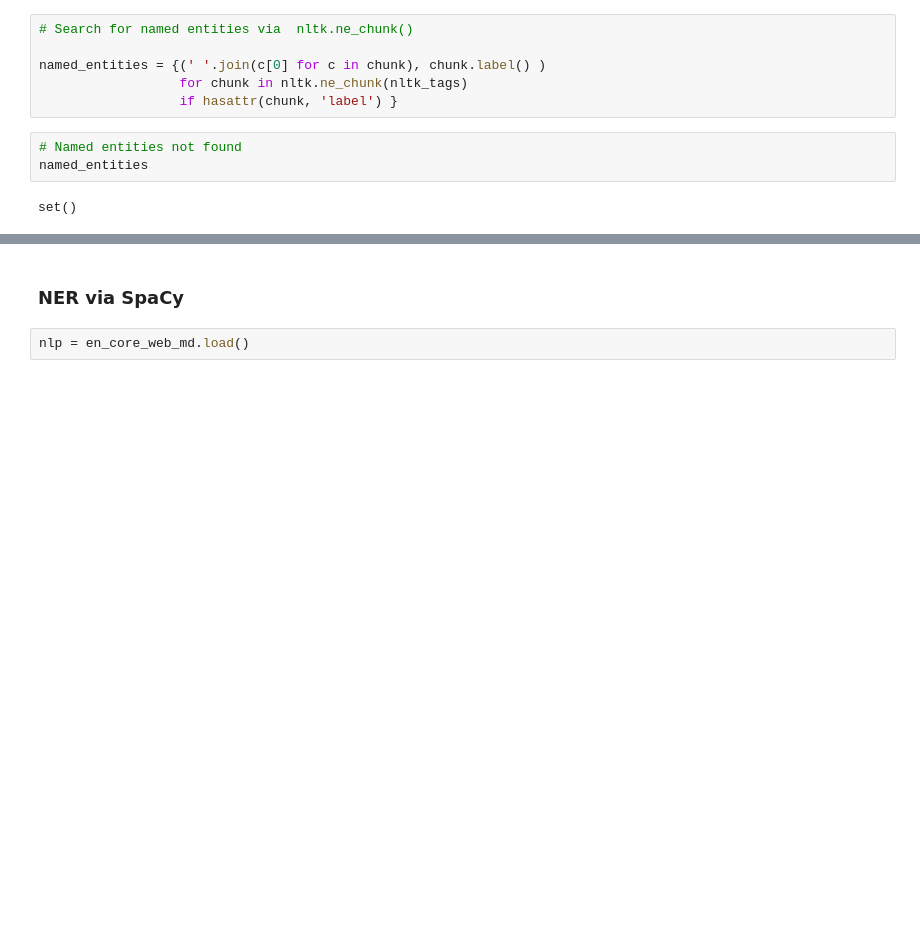
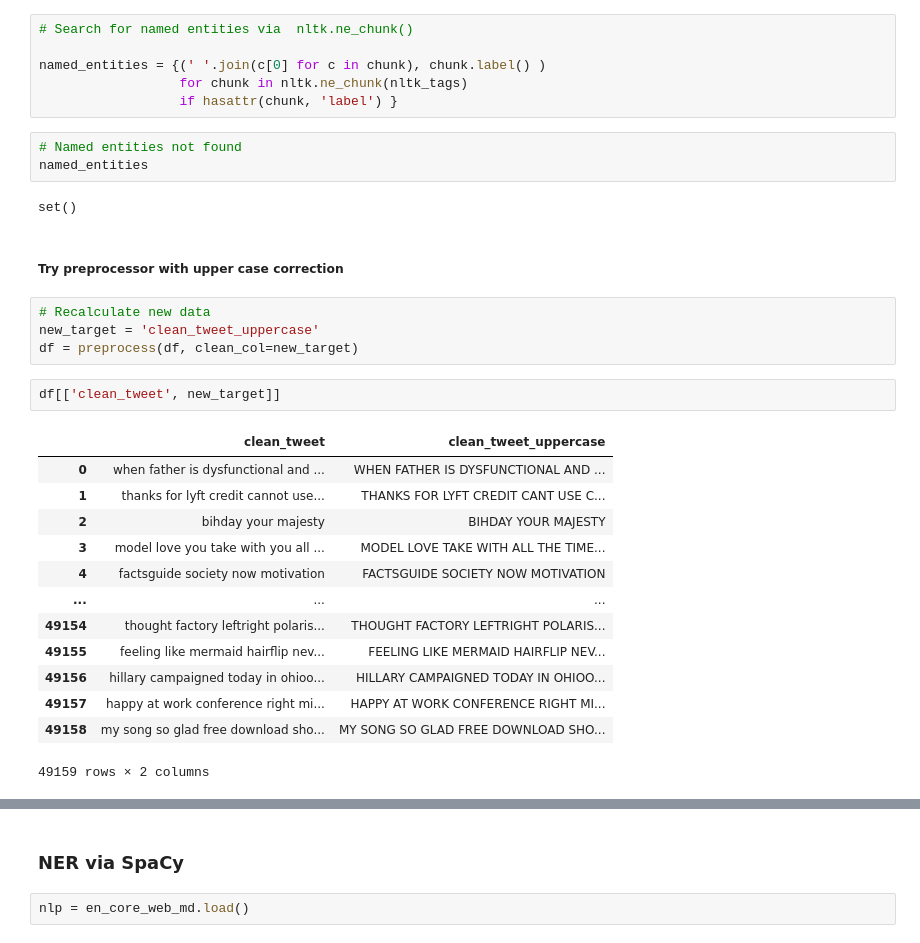
Before and after one commit to Nickel-nc/GU_NLP, a Jupyter notebook: 3. NER samples/NER_samples.ipynb, the cells around one changed output, grey strips where cells are left out. Saved outputs shown, nothing was run; the diff lists cells and outputs as text; blank space fills up the shorter version.

```diff
--- a/3. NER samples/NER_samples.ipynb
+++ b/3. NER samples/NER_samples.ipynb
@@ -105,3 +222,25 @@ named_entities = {(' '.join(c[0] for c in chunk), chunk.label() )
 named_entities
 # %% [output]
 set()
+# %% [markdown]
+##### Try preprocessor with upper case correction
+# %%
+# Recalculate new data
+new_target = 'clean_tweet_uppercase'
+df = preprocess(df, clean_col=new_target)
+# %%
+df[['clean_tweet', new_target]]
+# %% [output]
+|  | clean_tweet | clean_tweet_uppercase |
+| 0 | when father is dysfunctional and ... | WHEN FATHER IS DYSFUNCTIONAL AND ... |
+| 1 | thanks for lyft credit cannot use... | THANKS FOR LYFT CREDIT CANT USE C... |
+| 2 | bihday your majesty | BIHDAY YOUR MAJESTY |
+| 3 | model love you take with you all ... | MODEL LOVE TAKE WITH ALL THE TIME... |
+| 4 | factsguide society now motivation | FACTSGUIDE SOCIETY NOW MOTIVATION |
+| ... | ... | ... |
+| 49154 | thought factory leftright polaris... | THOUGHT FACTORY LEFTRIGHT POLARIS... |
+| 49155 | feeling like mermaid hairflip nev... | FEELING LIKE MERMAID HAIRFLIP NEV... |
+| 49156 | hillary campaigned today in ohioo... | HILLARY CAMPAIGNED TODAY IN OHIOO... |
+| 49157 | happy at work conference right mi... | HAPPY AT WORK CONFERENCE RIGHT MI... |
+| 49158 | my song so glad free download sho... | MY SONG SO GLAD FREE DOWNLOAD SHO... |
+49159 rows × 2 columns
```
Also changed, not shown: parts of 15 cells of this notebook.
